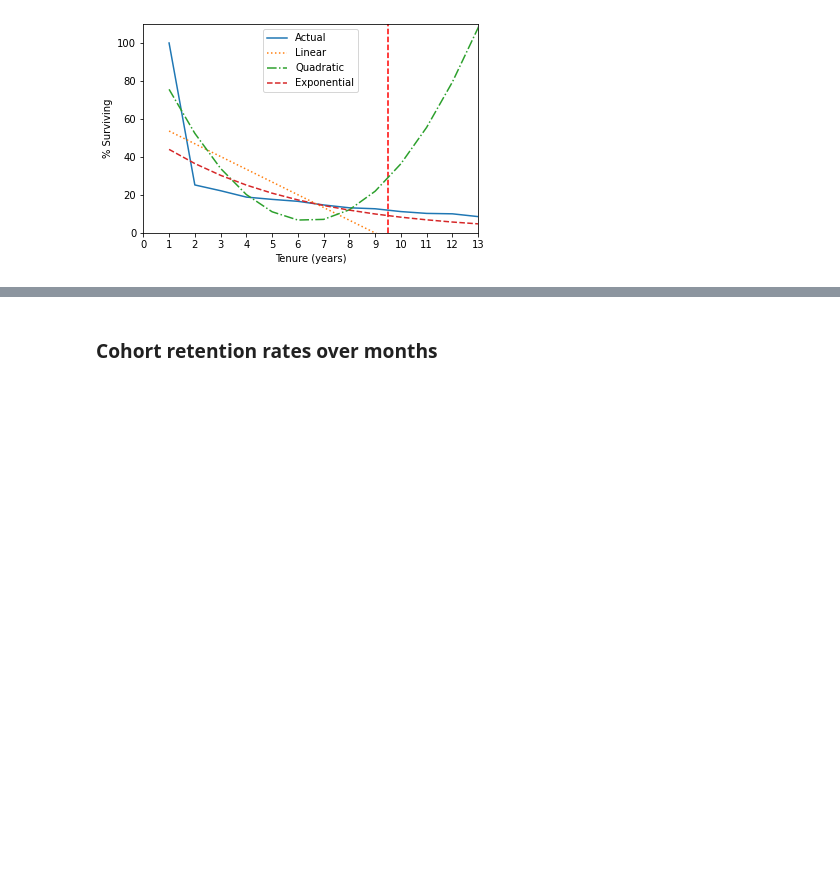
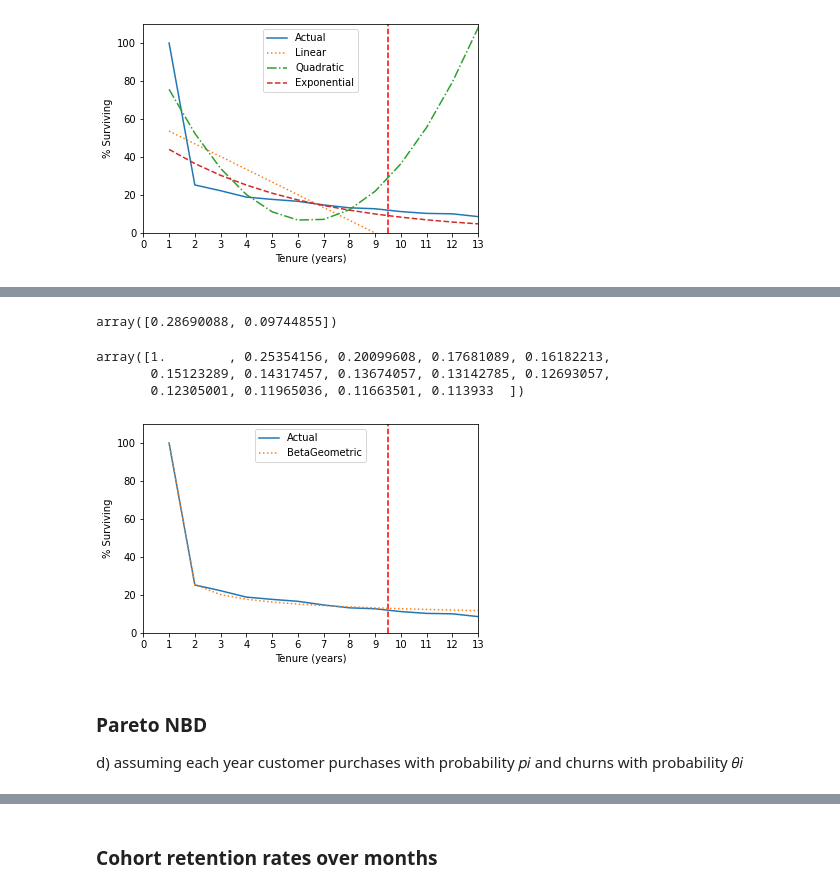
Before and after one commit to erdemsirel/ozu_data_science, a Jupyter notebook: M6 - Customer Analytics/Project.ipynb, the cells around one changed output, grey strips where cells are left out. Cells and saved outputs as stored; diff of their text form; code cells hidden in the pictures; blank space fills up the shorter version.

```diff
--- a/M6 - Customer Analytics/Project.ipynb
+++ b/M6 - Customer Analytics/Project.ipynb
@@ -168,0 +334,49 @@ plt.show()m
+# %%
+initial_guess = [1, 1]
+bnds = ((0.001, None), (0.001, None))
+res= optimize.minimize(BetaGeoLL,initial_guess,args=(survival_rates),bounds=bnds)
+res.x
+# %% [output]
+array([0.28690088, 0.09744855])
+# %%
+gamma, delta= res.x
+N=len(survival_rates_all)
+####
+P_die=np.zeros(N)
+P_die[1]=gamma/(gamma+delta)
+for k in range(2,N):
+    P_die[k]= P_die[k-1]*(delta+k-2)/(gamma+delta+k-1)
+####
+S_t=np.zeros(N)
+S_t[0]=1
+for k in range(1,N):
+    S_t[k]= S_t[k-1]-P_die[k]
+S_t
+# %% [output]
+array([1.        , 0.25354156, 0.20099608, 0.17681089, 0.16182213,
+       0.15123289, 0.14317457, 0.13674057, 0.13142785, 0.12693057,
+       0.12305001, 0.11965036, 0.11663501, 0.113933  ])
+# %%
+X = survival_rates_all.term.values.reshape(-1, 1)
+y = survival_rates_all["Survival Rate"].values
+
+fig = plt.figure()
+ax = fig.add_subplot(111)
+fig.subplots_adjust(top=0.85)
+#ax.set_title('axes title')
+ax.set_xlabel('Tenure (years)')
+ax.set_ylabel('% Surviving')
+ax.axvline(x=9.5, color='r', linestyle='--')
+ax.axis([0, 13, 0, 110])
+ax.set_xticks(np.arange(0, 14, 1.0))
+#actual
+ax.plot(X+1,100*y, label="Actual",linestyle='-')
+#geo
+ax.plot(X+1,100*S_t, label="BetaGeometric", linestyle=':')
+ax.legend(loc='best')
+plt.show()
+# %% [output]
+[figure, added]
+# %% [markdown]
+### Pareto NBD
+d) assuming each year customer purchases with probability 𝑝𝑖 and churns with probability 𝜃𝑖
```
Also changed, not shown: parts of 23 cells of this notebook, 1 other file.
